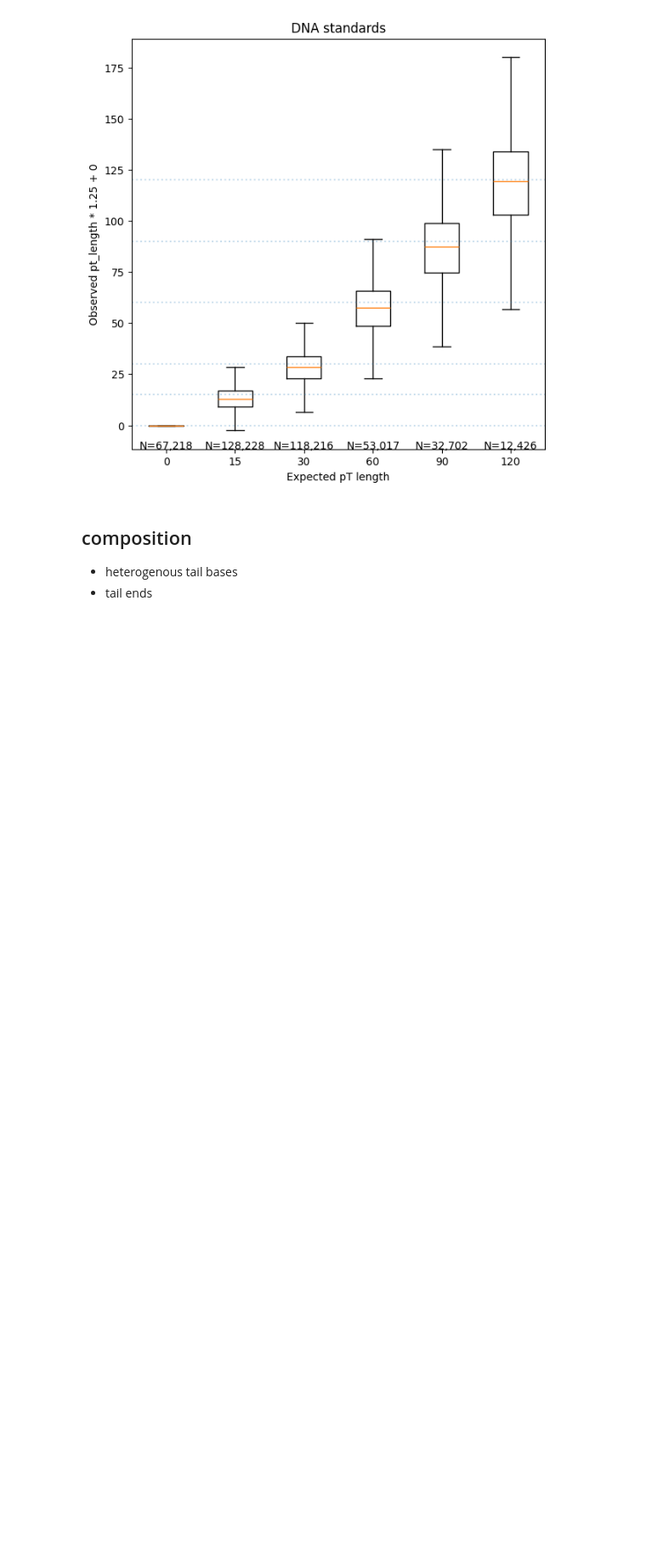
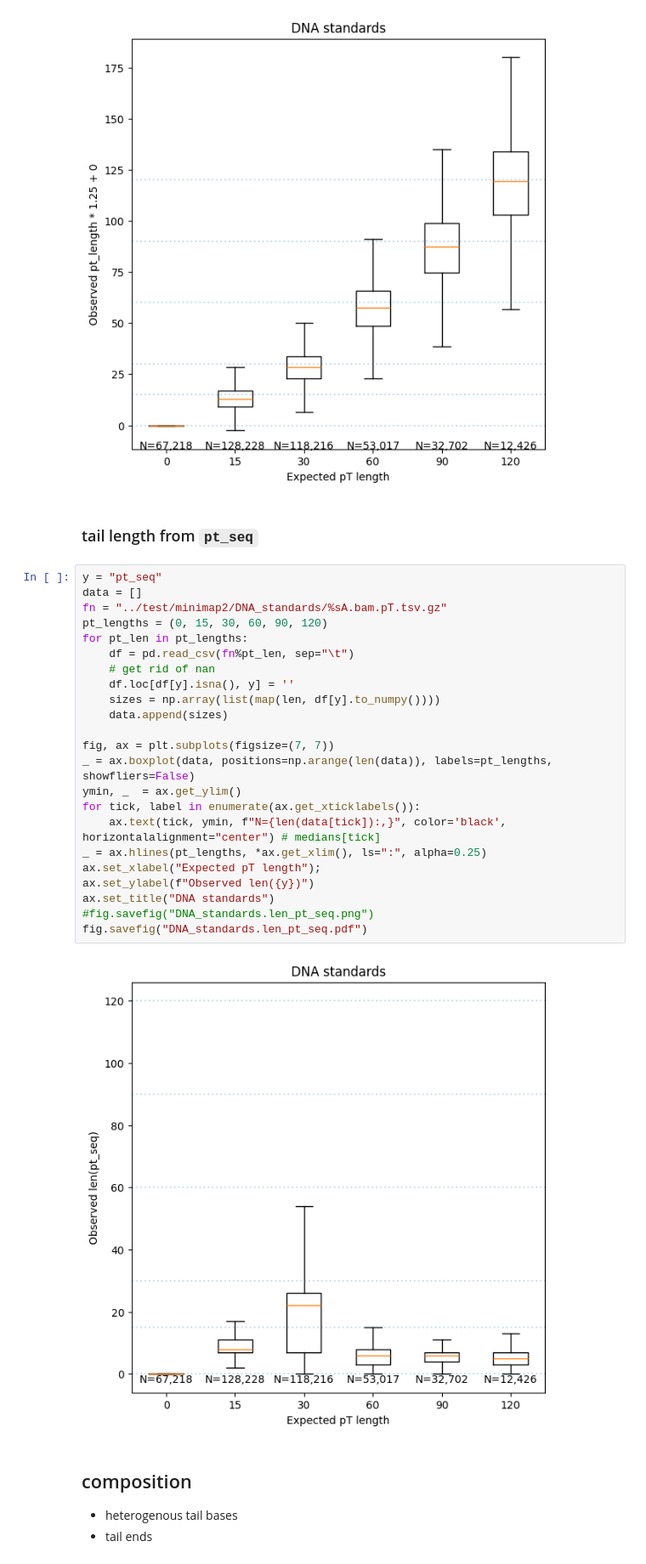
Before and after one commit to novoalab/polyTailor, a Jupyter notebook: notebook/DNA_standards.ipynb, the cells around one changed output. Shown at 85% size. Cells and saved outputs as stored; diff of their text form; blank space fills up the shorter version.

```diff
--- a/notebook/DNA_standards.ipynb
+++ b/notebook/DNA_standards.ipynb
@@ -50,6 +50,33 @@ fig.savefig("DNA_standards.length.png")
 fig.savefig("DNA_standards.length.pdf")
 # %% [output]
 [figure]
+# %% [markdown]
+### tail length from `pt_seq`
+# %%
+y = "pt_seq"
+data = []
+fn = "../test/minimap2/DNA_standards/%sA.bam.pT.tsv.gz"
+pt_lengths = (0, 15, 30, 60, 90, 120)
+for pt_len in pt_lengths:
+    df = pd.read_csv(fn%pt_len, sep="\t")
+    # get rid of nan
+    df.loc[df[y].isna(), y] = ''
+    sizes = np.array(list(map(len, df[y].to_numpy())))
+    data.append(sizes)
+
+fig, ax = plt.subplots(figsize=(7, 7))
+_ = ax.boxplot(data, positions=np.arange(len(data)), labels=pt_lengths, showfliers=False)
+ymin, _  = ax.get_ylim()
+for tick, label in enumerate(ax.get_xticklabels()):
+    ax.text(tick, ymin, f"N={len(data[tick]):,}", color='black',  horizontalalignment="center") # medians[tick]
+_ = ax.hlines(pt_lengths, *ax.get_xlim(), ls=":", alpha=0.25)
+ax.set_xlabel("Expected pT length");
+ax.set_ylabel(f"Observed len({y})")
+ax.set_title("DNA standards")
+#fig.savefig("DNA_standards.len_pt_seq.png")
+fig.savefig("DNA_standards.len_pt_seq.pdf")
+# %% [output]
+[figure, added]
 # %% [markdown]
 ## composition
 
```
Also changed, not shown: parts of 3 cells of this notebook, 6 other files.
